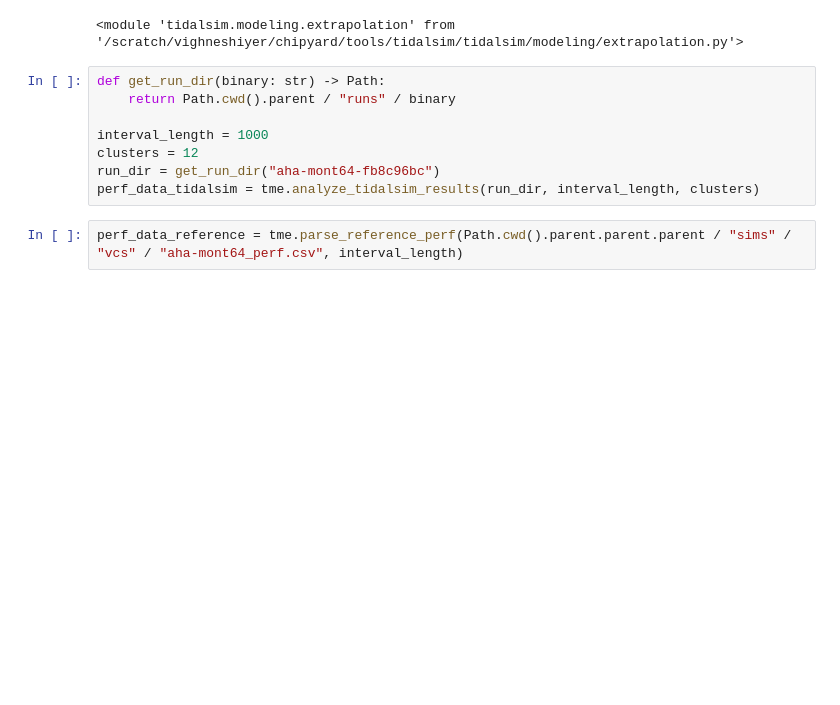
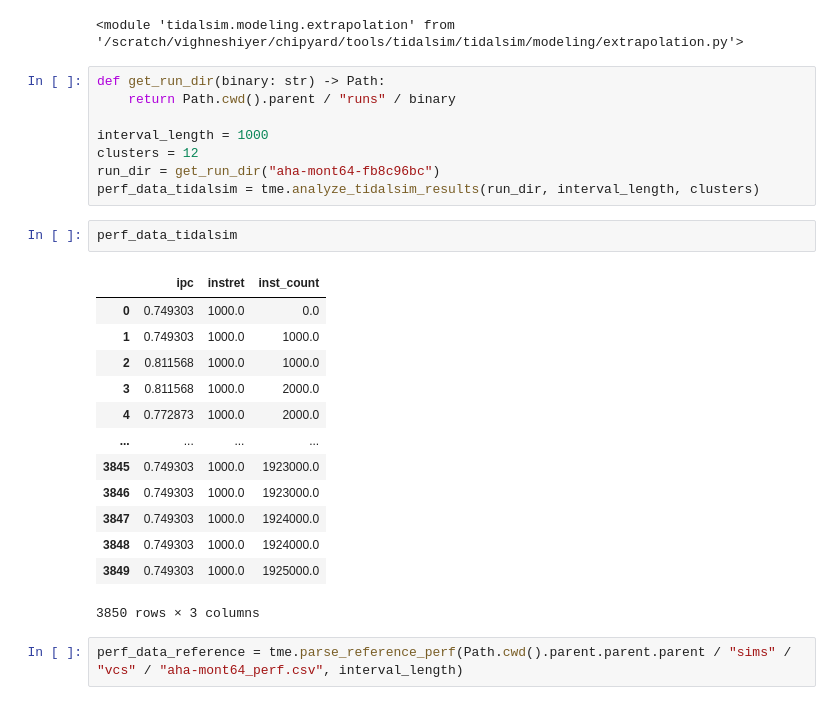
Before and after one commit to euphoric-hardware/tidalsim, a Jupyter notebook: notebooks/Plotting.ipynb, the cells around one changed output. Saved outputs shown, nothing was run; the diff lists cells and outputs as text; blank space fills up the shorter version.

```diff
--- a/notebooks/Plotting.ipynb
+++ b/notebooks/Plotting.ipynb
@@ -20,6 +20,22 @@ interval_length = 1000
 clusters = 12
 run_dir = get_run_dir("aha-mont64-fb8c96bc")
 perf_data_tidalsim = tme.analyze_tidalsim_results(run_dir, interval_length, clusters)
+# %%
+perf_data_tidalsim
+# %% [output]
+|  | ipc | instret | inst_count |
+| 0 | 0.749303 | 1000.0 | 0.0 |
+| 1 | 0.749303 | 1000.0 | 1000.0 |
+| 2 | 0.811568 | 1000.0 | 1000.0 |
+| 3 | 0.811568 | 1000.0 | 2000.0 |
+| 4 | 0.772873 | 1000.0 | 2000.0 |
+| ... | ... | ... | ... |
+| 3845 | 0.749303 | 1000.0 | 1923000.0 |
+| 3846 | 0.749303 | 1000.0 | 1923000.0 |
+| 3847 | 0.749303 | 1000.0 | 1924000.0 |
+| 3848 | 0.749303 | 1000.0 | 1924000.0 |
+| 3849 | 0.749303 | 1000.0 | 1925000.0 |
+3850 rows × 3 columns
 # %%
 perf_data_reference = tme.parse_reference_perf(Path.cwd().parent.parent.parent / "sims" / "vcs" / "aha-mont64_perf.csv", interval_length)
 # %%
```
Also changed, not shown: 1 other file.
